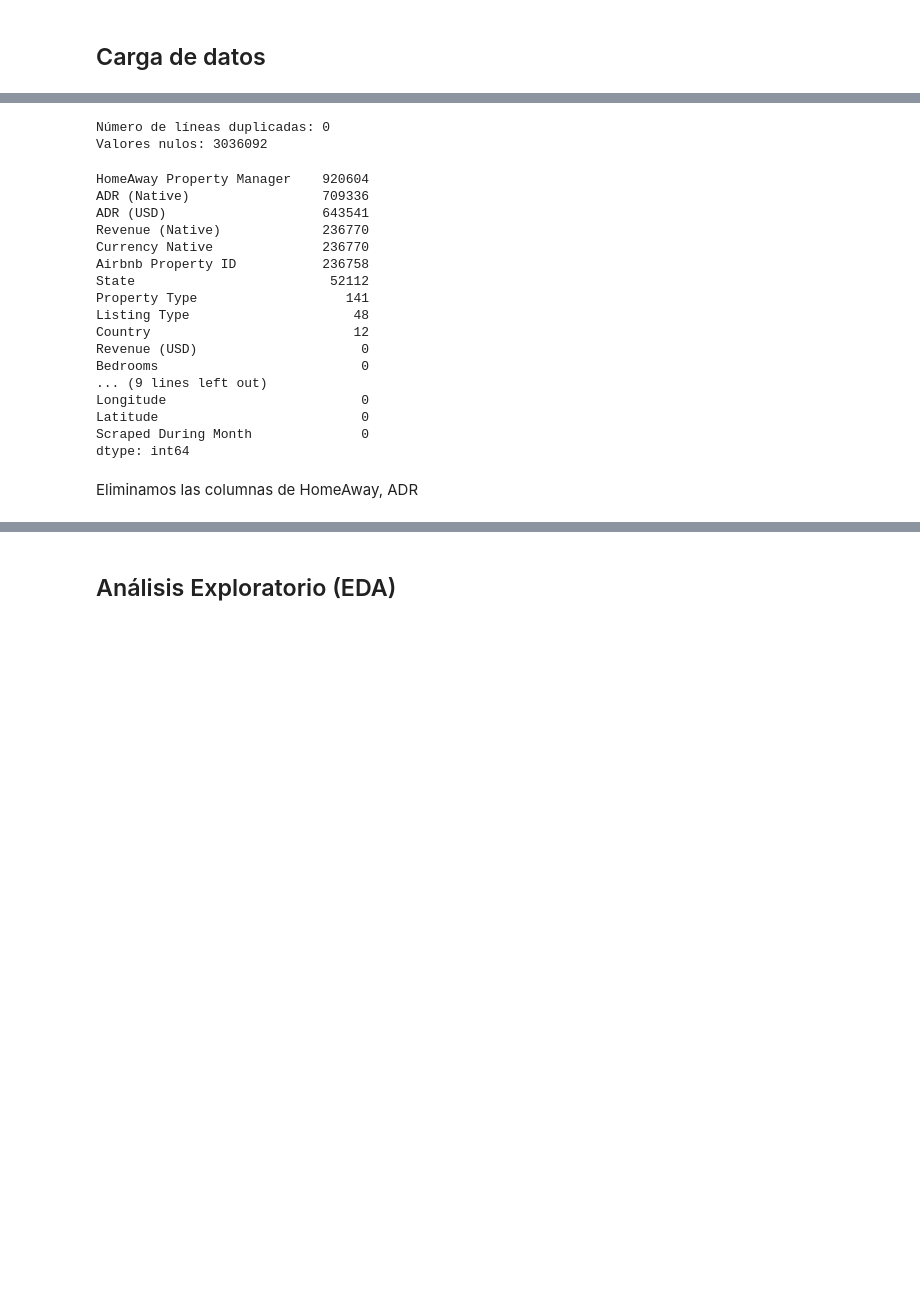
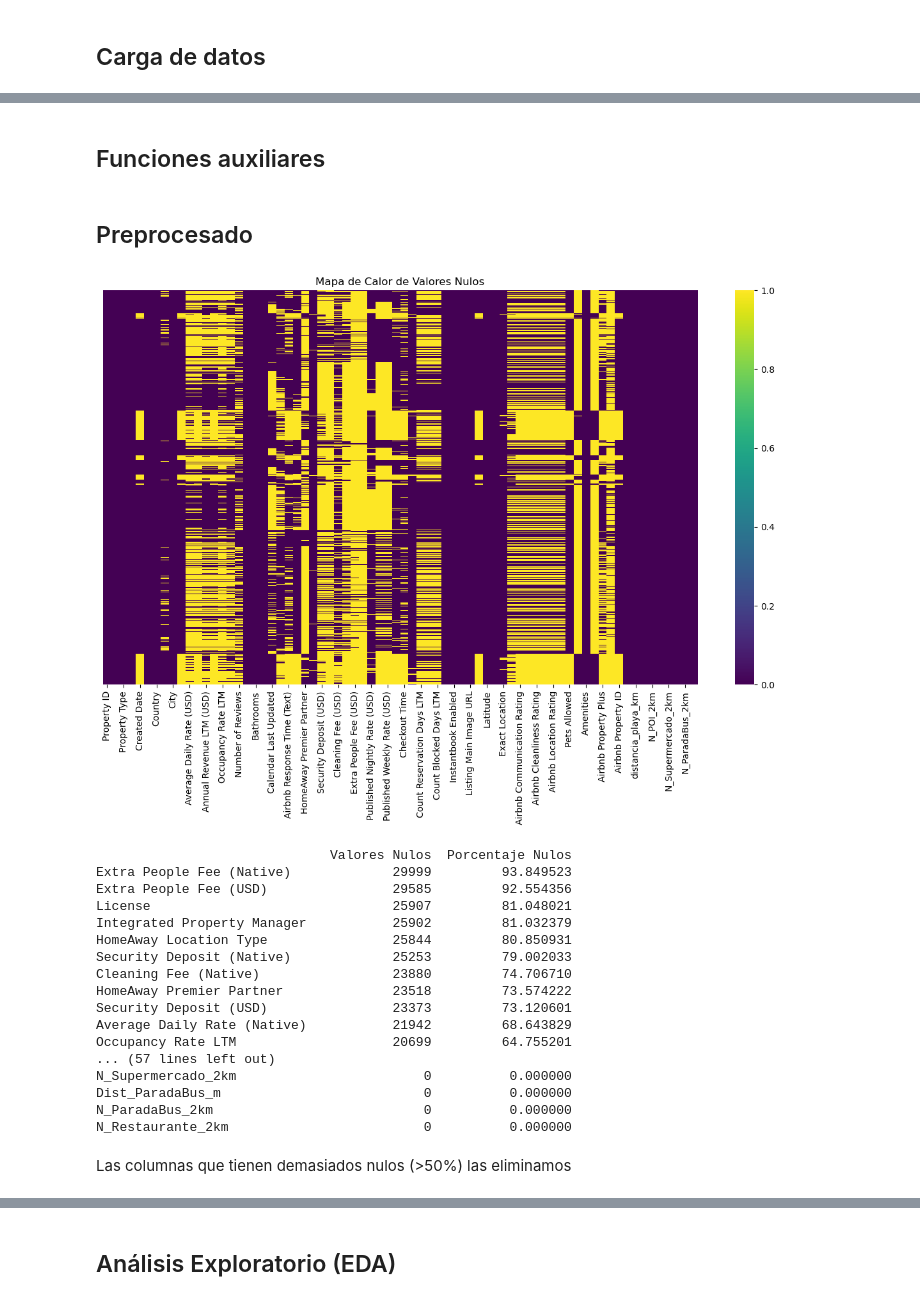
Before and after one commit to fapm4/MDD-Turismo, a Jupyter notebook: eda.ipynb, the cells around one changed output, grey strips where cells are left out. Saved outputs shown, nothing was run; the diff lists cells and outputs as text; code cells hidden in the pictures; blank space fills up the shorter version.

```diff
--- a/eda.ipynb
+++ b/eda.ipynb
@@ -68,0 +124,2 @@ memory usage: 161.3+ MB
+# %% [markdown]
+## Funciones auxiliares
@@ -69,33 +174,27 @@ memory usage: 161.3+ MB
+# %% [markdown]
+## Preprocesado
 # %%
 # Analisis de nulos
-num_duplicated = df.duplicated().sum()
-print(f'Número de líneas duplicadas: {num_duplicated}')
-
-num_nulls = df.isnull().sum().sum()
-print(f'Valores nulos: {num_nulls}')
+show_nulls(df_extended)
 # %% [output]
+[figure, added]
-Número de líneas duplicadas: 0
-Valores nulos: 3036092
+                              Valores Nulos  Porcentaje Nulos
+Extra People Fee (Native)             29999         93.849523
+Extra People Fee (USD)                29585         92.554356
+License                               25907         81.048021
+Integrated Property Manager           25902         81.032379
+HomeAway Location Type                25844         80.850931
+Security Deposit (Native)             25253         79.002033
+Cleaning Fee (Native)                 23880         74.706710
+HomeAway Premier Partner              23518         73.574222
+Security Deposit (USD)                23373         73.120601
+Average Daily Rate (Native)           21942         68.643829
+Occupancy Rate LTM                    20699         64.755201
+... (57 lines left out)
+N_Supermercado_2km                        0          0.000000
+Dist_ParadaBus_m                          0          0.000000
+N_ParadaBus_2km                           0          0.000000
+N_Restaurante_2km                         0          0.000000
-# %%
-df.isnull().sum().sort_values(ascending=False)
-# %% [output]
-HomeAway Property Manager    920604
-ADR (Native)                 709336
-ADR (USD)                    643541
-Revenue (Native)             236770
-Currency Native              236770
-Airbnb Property ID           236758
-State                         52112
-Property Type                   141
-Listing Type                     48
-Country                          12
-Revenue (USD)                     0
-Bedrooms                          0
-... (9 lines left out)
-Longitude                         0
-Latitude                          0
-Scraped During Month              0
-dtype: int64
 # %% [markdown]
-Eliminamos las columnas de HomeAway, ADR
+Las columnas que tienen demasiados nulos (>50%) las eliminamos
 # %%
```
Also changed, not shown: parts of 14 cells of this notebook, 1 other file.
